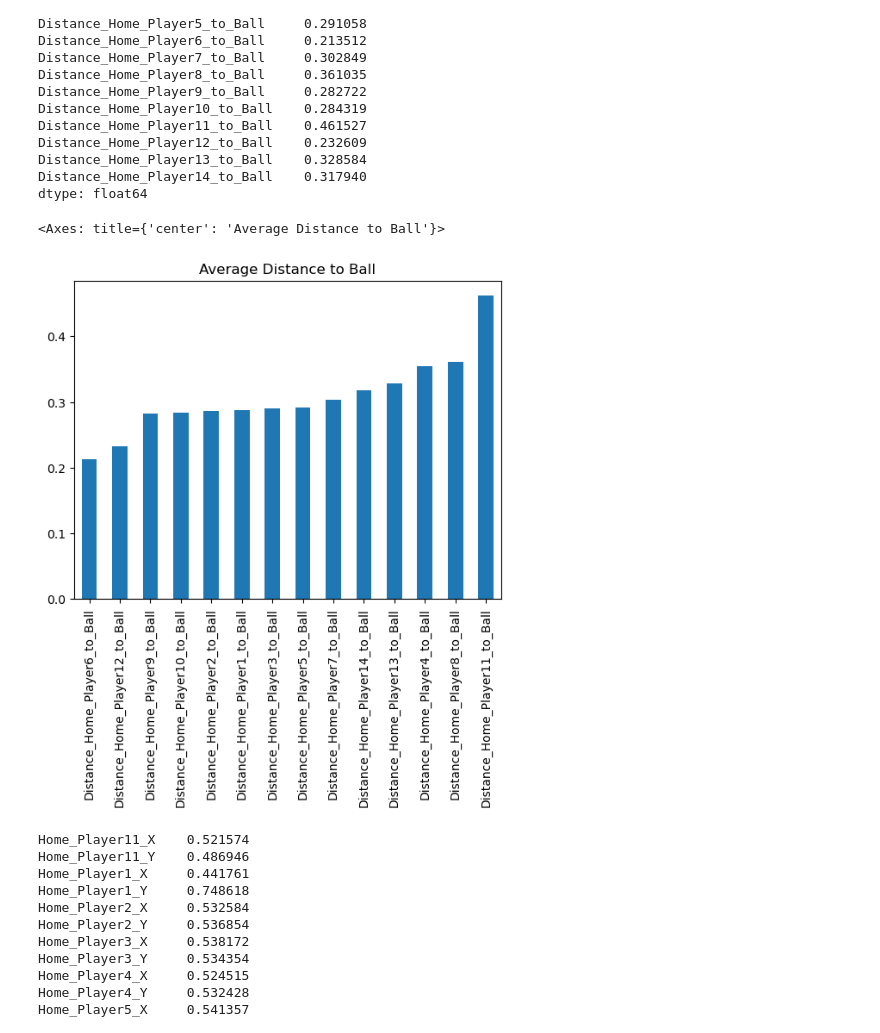
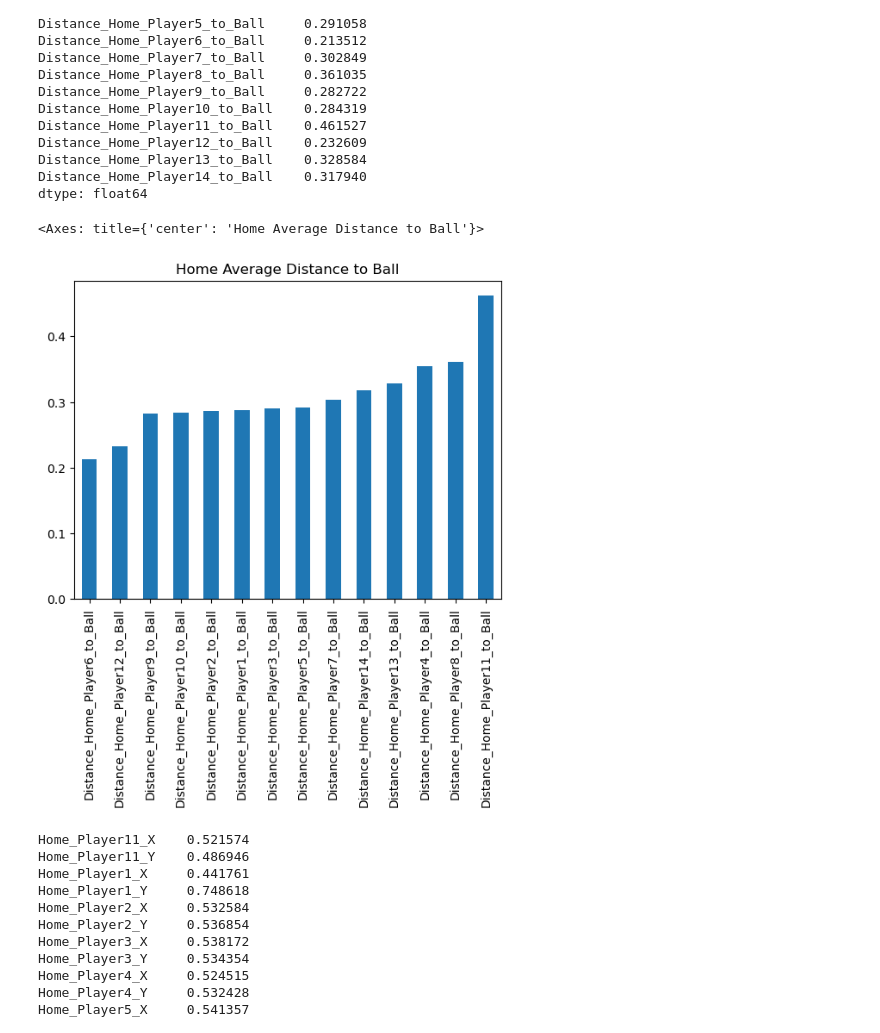
Before and after one commit to lnyousif/Football101, a Jupyter notebook: Sean Notebook.ipynb, the cells around one changed output. Drawn from its saved outputs; the diff is of its cells as text; code cells hidden in the pictures.

```diff
--- a/Sean Notebook.ipynb
+++ b/Sean Notebook.ipynb
@@ -514,7 +514,7 @@ sample_game_1_home
 | 145005 | 2 | 145006 | 5800.24 | 0.90456 | 0.45356 | NaN | NaN | ... |
 145006 rows × 47 columns
 # %%
-distance_columns_to_search = ['Distance_Home_Player1_to_Ball',
+home_distance_columns_to_search = ['Distance_Home_Player1_to_Ball',
        'Distance_Home_Player2_to_Ball', 'Distance_Home_Player3_to_Ball',
        'Distance_Home_Player4_to_Ball', 'Distance_Home_Player5_to_Ball',
        'Distance_Home_Player6_to_Ball', 'Distance_Home_Player7_to_Ball',
@@ -522,8 +522,8 @@ distance_columns_to_search = ['Distance_Home_Player1_to_Ball',
        'Distance_Home_Player10_to_Ball', 'Distance_Home_Player11_to_Ball',
        'Distance_Home_Player12_to_Ball', 'Distance_Home_Player13_to_Ball',
        'Distance_Home_Player14_to_Ball']
-distance_to_ball_avg_value = sample_game_1_home[distance_columns_to_search].mean()
-distance_to_ball_avg_value
+home_distance_to_ball_avg_value = sample_game_1_home[home_distance_columns_to_search].mean()
+home_distance_to_ball_avg_value
 # %% [output]
 Distance_Home_Player1_to_Ball     0.287643
 Distance_Home_Player2_to_Ball     0.286674
@@ -541,10 +541,10 @@ Distance_Home_Player13_to_Ball    0.328584
 Distance_Home_Player14_to_Ball    0.317940
 dtype: float64
 # %%
-distance_to_ball_avg_value.sort_values().plot(kind='bar', title = "Average Distance to Ball")
+home_distance_to_ball_avg_value.sort_values().plot(kind='bar', title = "Home Average Distance to Ball")
 # %% [output]
-<Axes: title={'center': 'Average Distance to Ball'}>
+<Axes: title={'center': 'Home Average Distance to Ball'}>
-[figure, old version]
+[figure, new version]
 # %%
 columns_to_search = ['Home_Player11_X', 'Home_Player11_Y',
        'Home_Player1_X', 'Home_Player1_Y', 'Home_Player2_X', 'Home_Player2_Y',
```
Also changed, not shown: parts of 15 cells of this notebook, 1 other file.
